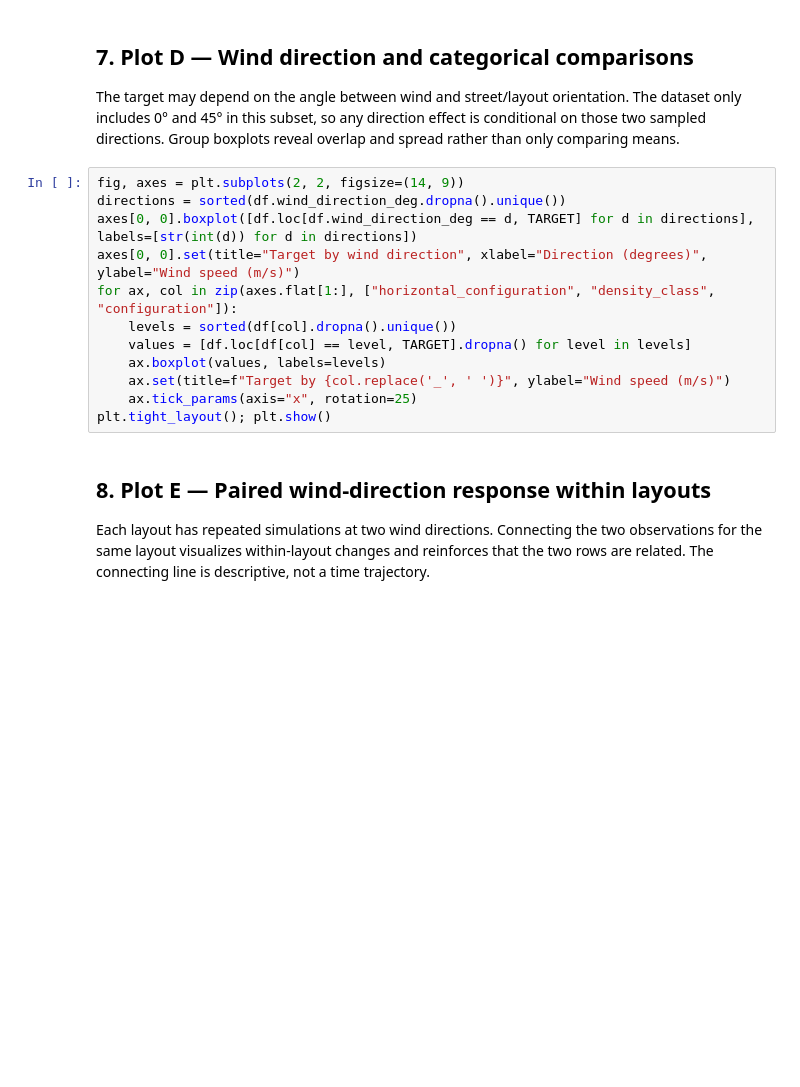
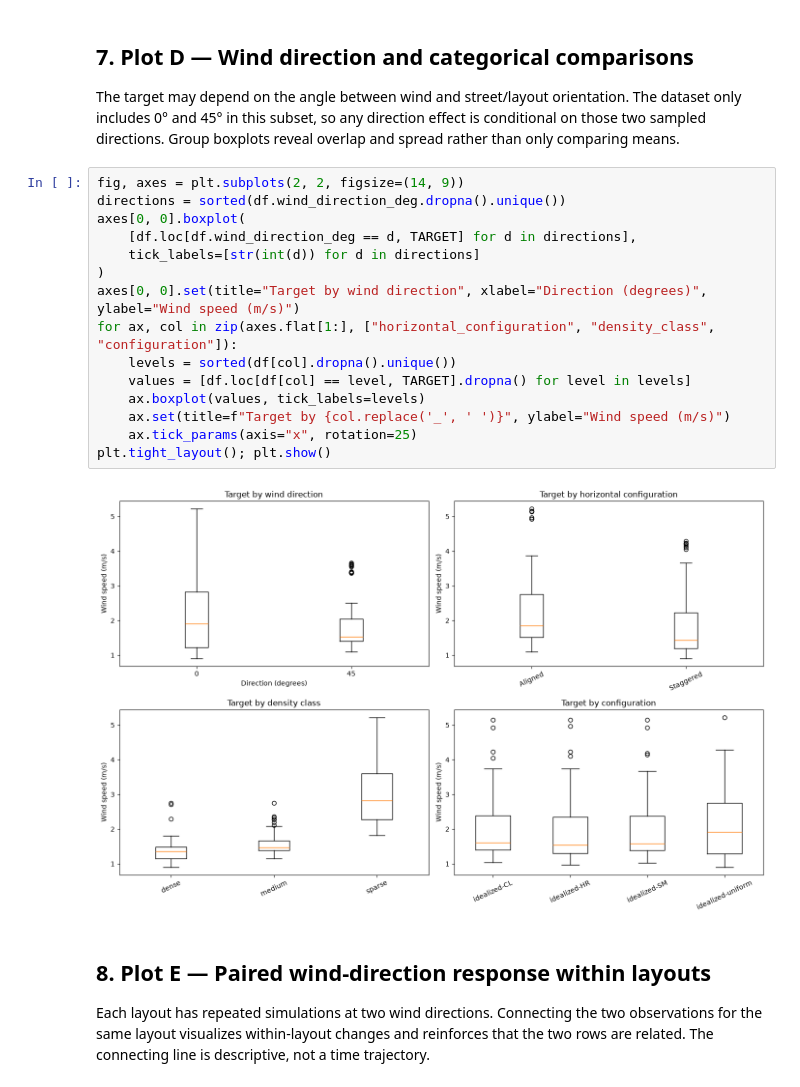
Before and after one commit to aarya-sr/T006-urban-microclimate-modelling, a Jupyter notebook: Machine Learning Pipeline/ML_02_eda_and_target_definition.ipynb, the cells around one changed output. Drawn from its saved outputs; the diff is of its cells as text; blank space fills up the shorter version.

```diff
--- a/Machine Learning Pipeline/ML_02_eda_and_target_definition.ipynb
+++ b/Machine Learning Pipeline/ML_02_eda_and_target_definition.ipynb
@@ -149,15 +283,20 @@ The target may depend on the angle between wind and street/layout orientation. T
 # %%
 fig, axes = plt.subplots(2, 2, figsize=(14, 9))
 directions = sorted(df.wind_direction_deg.dropna().unique())
-axes[0, 0].boxplot([df.loc[df.wind_direction_deg == d, TARGET] for d in directions], labels=[str(int(d)) for d in directions])
+axes[0, 0].boxplot(
+    [df.loc[df.wind_direction_deg == d, TARGET] for d in directions],
+    tick_labels=[str(int(d)) for d in directions]
+)
 axes[0, 0].set(title="Target by wind direction", xlabel="Direction (degrees)", ylabel="Wind speed (m/s)")
 for ax, col in zip(axes.flat[1:], ["horizontal_configuration", "density_class", "configuration"]):
     levels = sorted(df[col].dropna().unique())
     values = [df.loc[df[col] == level, TARGET].dropna() for level in levels]
-    ax.boxplot(values, labels=levels)
+    ax.boxplot(values, tick_labels=levels)
     ax.set(title=f"Target by {col.replace('_', ' ')}", ylabel="Wind speed (m/s)")
     ax.tick_params(axis="x", rotation=25)
 plt.tight_layout(); plt.show()
+# %% [output]
+[figure, added]
 # %% [markdown]
 ## 8. Plot E — Paired wind-direction response within layouts
 
```
Also changed, not shown: parts of 10 cells of this notebook, 4 other files.
